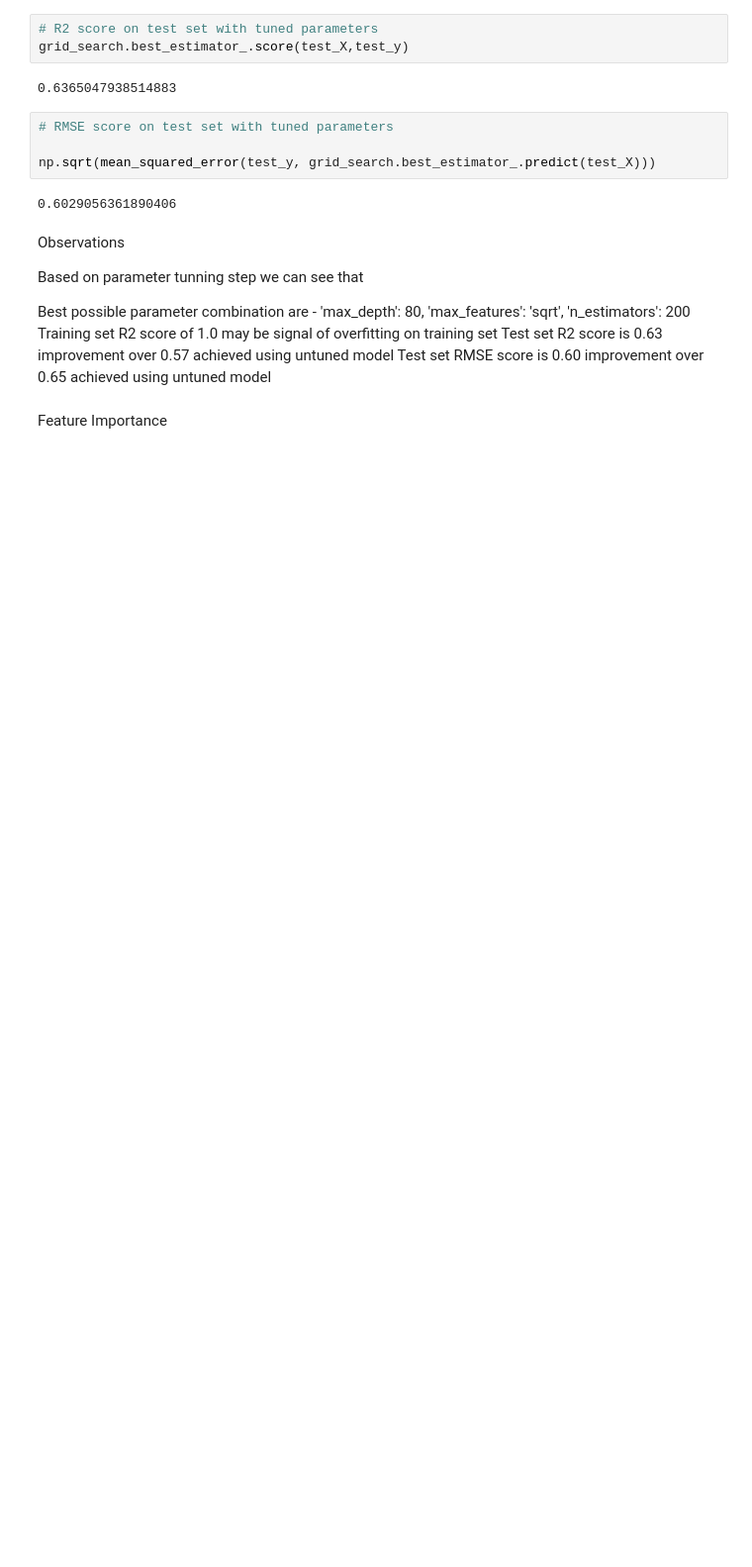
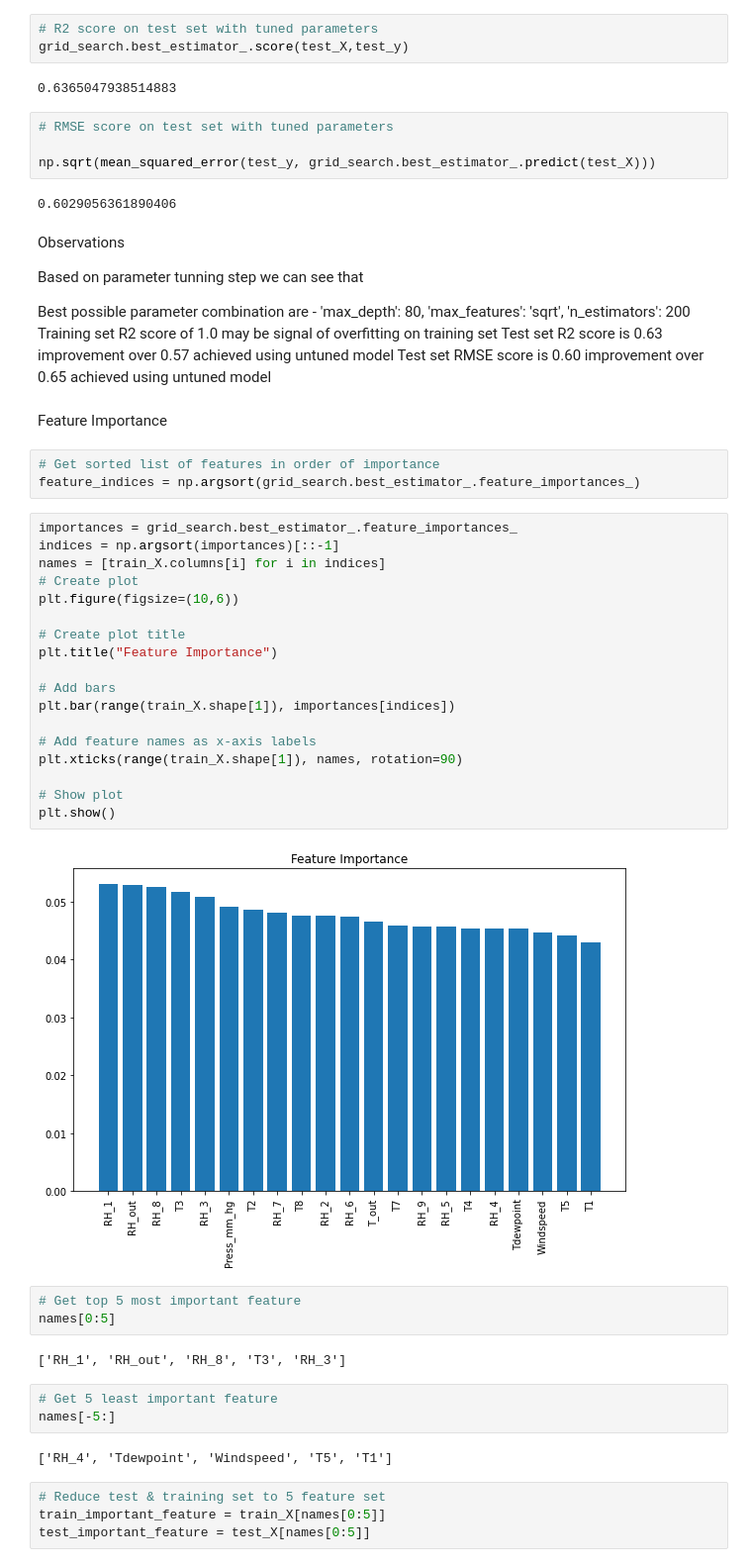
Before and after one commit to nileshrathod17/Appliances-Energy-Predication-Capstone-Project, a Jupyter notebook: Appliances_Energy_Predication_Capstone_Project.ipynb, the cells around one changed output. Shown at 99% size. Drawn from its saved outputs; the diff is of its cells as text; blank space fills up the shorter version.

```diff
--- a/Appliances_Energy_Predication_Capstone_Project.ipynb
+++ b/Appliances_Energy_Predication_Capstone_Project.ipynb
@@ -660,3 +660,40 @@ Test set R2 score is 0.63 improvement over 0.57 achieved using untuned model
 Test set RMSE score is 0.60 improvement over 0.65 achieved using untuned model
 # %% [markdown]
 Feature Importance
+# %%
+# Get sorted list of features in order of importance
+feature_indices = np.argsort(grid_search.best_estimator_.feature_importances_)
+# %%
+importances = grid_search.best_estimator_.feature_importances_
+indices = np.argsort(importances)[::-1]
+names = [train_X.columns[i] for i in indices]
+# Create plot
+plt.figure(figsize=(10,6))
+
+# Create plot title
+plt.title("Feature Importance")
+
+# Add bars
+plt.bar(range(train_X.shape[1]), importances[indices])
+
+# Add feature names as x-axis labels
+plt.xticks(range(train_X.shape[1]), names, rotation=90)
+
+# Show plot
+plt.show()
+# %% [output]
+[figure, added]
+# %%
+# Get top 5 most important feature
+names[0:5]
+# %% [output]
+['RH_1', 'RH_out', 'RH_8', 'T3', 'RH_3']
+# %%
+# Get 5 least important feature
+names[-5:]
+# %% [output]
+['RH_4', 'Tdewpoint', 'Windspeed', 'T5', 'T1']
+# %%
+# Reduce test & training set to 5 feature set
+train_important_feature = train_X[names[0:5]]
+test_important_feature = test_X[names[0:5]]
```
Also changed, not shown: parts of 4 cells of this notebook.
